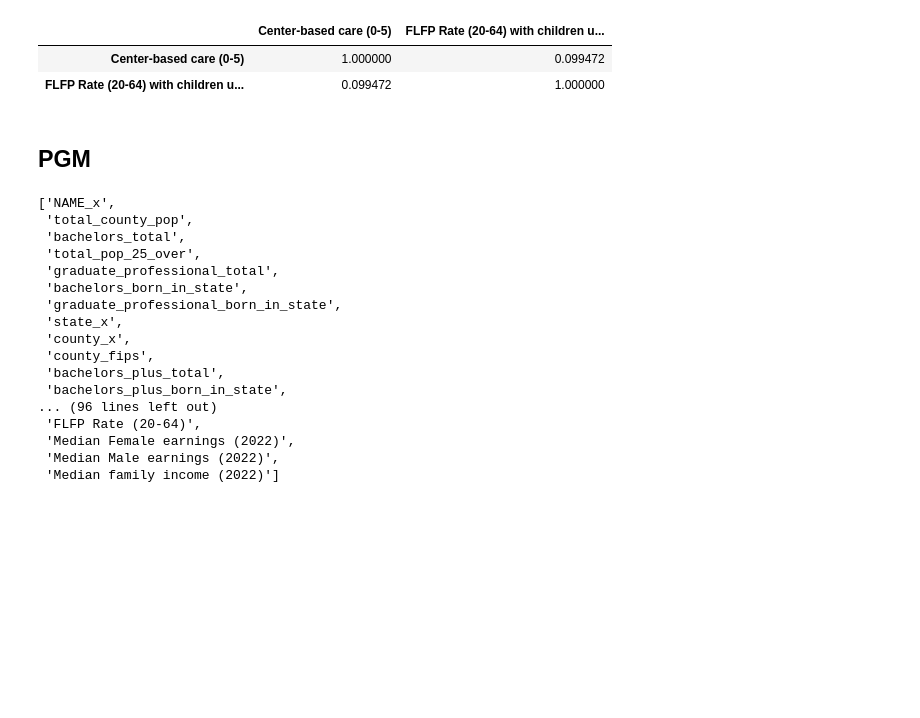
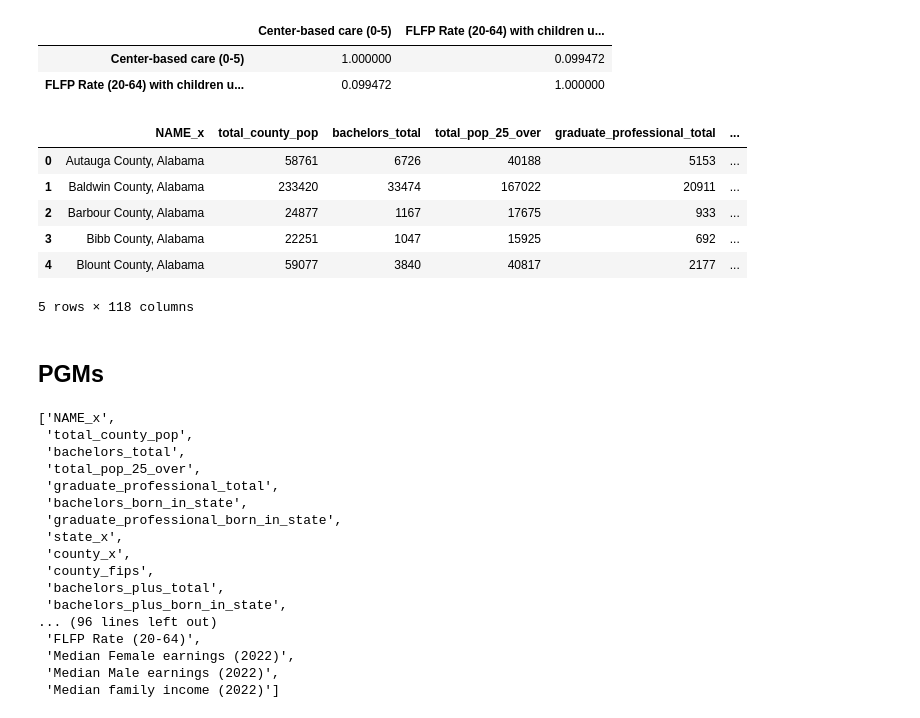
Before and after one commit to emilylmitchum/dsan5650-final-project, a Jupyter notebook: code/eda.ipynb, the cells around one changed output. Saved outputs shown, nothing was run; the diff lists cells and outputs as text; code cells hidden in the pictures; blank space fills up the shorter version.

```diff
--- a/code/eda.ipynb
+++ b/code/eda.ipynb
@@ -500,5 +500,20 @@ merged[["Center-based care (0-5)", "FLFP Rate (20-64) with children under 6"]].d
+# %%
+sel_cols = ["childcare_burden","greedy_profession_share","bachelors_plus_share","log_pop_density"]
+
+for col in sel_cols:
+   merged[f'{col}_standardized'] = (merged[col] - merged[col].mean()) / merged[col].std()
+
+merged.head()
+# %% [output]
+|  | NAME_x | total_county_pop | bachelors_total | total_pop_25_over | graduate_professional_total | ... |
+| 0 | Autauga County, Alabama | 58761 | 6726 | 40188 | 5153 | ... |
+| 1 | Baldwin County, Alabama | 233420 | 33474 | 167022 | 20911 | ... |
+| 2 | Barbour County, Alabama | 24877 | 1167 | 17675 | 933 | ... |
+| 3 | Bibb County, Alabama | 22251 | 1047 | 15925 | 692 | ... |
+| 4 | Blount County, Alabama | 59077 | 3840 | 40817 | 2177 | ... |
+5 rows × 118 columns
 # %% [markdown]
-## PGM
+## PGMs
 # %%
 merged = merged[~merged['FLFP Rate (20-64) with children under 6'].isna()]
 merged = merged[~merged['Center-based care (0-5)'].isna()]
```
Also changed, not shown: parts of 7 cells of this notebook.
